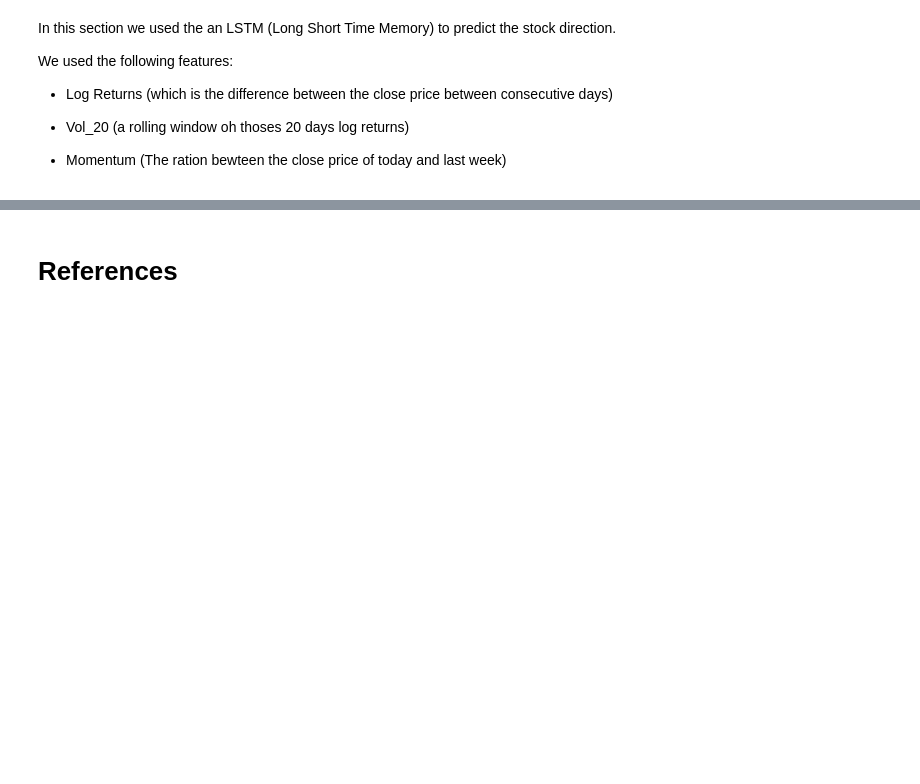
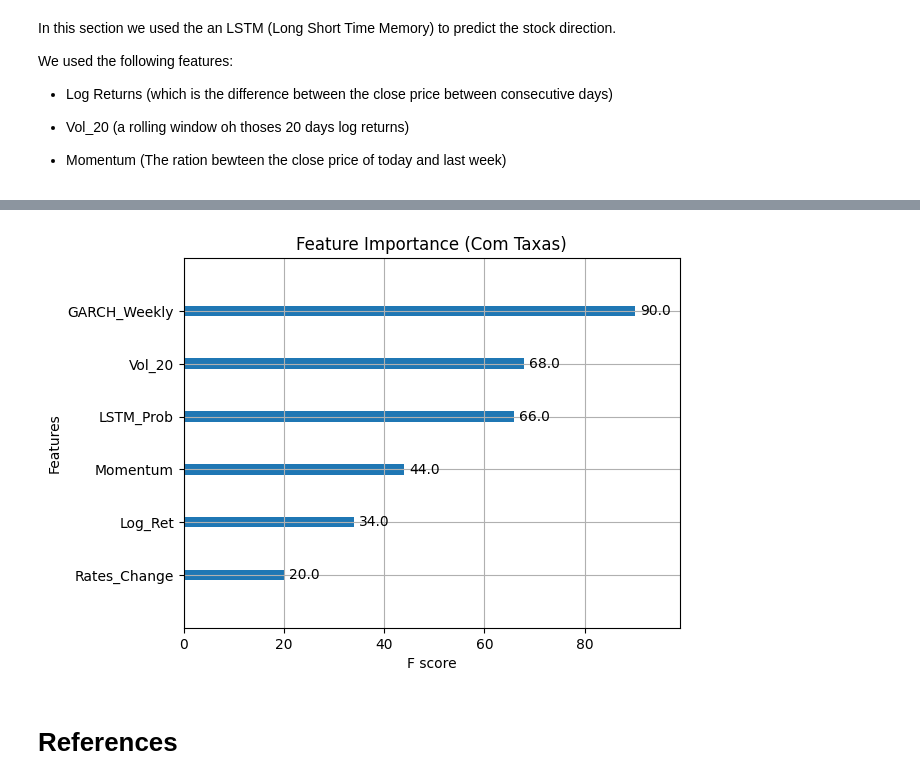
Before and after one commit to guilhermemalves03/Tecnicas-Avancadas-de-Analise-de-Dados, a Jupyter notebook: ProjetoMachineLearning/ProjetoMachineLearning.ipynb, the cells around one changed output, grey strips where cells are left out. Saved outputs shown, nothing was run; the diff lists cells and outputs as text; code cells hidden in the pictures; blank space fills up the shorter version.

```diff
--- a/ProjetoMachineLearning/ProjetoMachineLearning.ipynb
+++ b/ProjetoMachineLearning/ProjetoMachineLearning.ipynb
@@ -1304,3 +1512,12 @@ weighted avg       0.55      0.54      0.53       454
+# %%
+# Mapear nomes para ver se Rates_Change domina
+feature_names = ['Log_Ret', 'Vol_20', 'Momentum', 'GARCH_Weekly', 'Rates_Change', 'LSTM_Prob']
+meta_model.get_booster().feature_names = feature_names
+
+xgb.plot_importance(meta_model, importance_type='weight', title='Feature Importance (Com Taxas)')
+plt.show()
+# %% [output]
+[figure, added]
 # %% [markdown]
 # References
 # %% [markdown]
```
Also changed, not shown: parts of 17 cells of this notebook, 1 other file.
